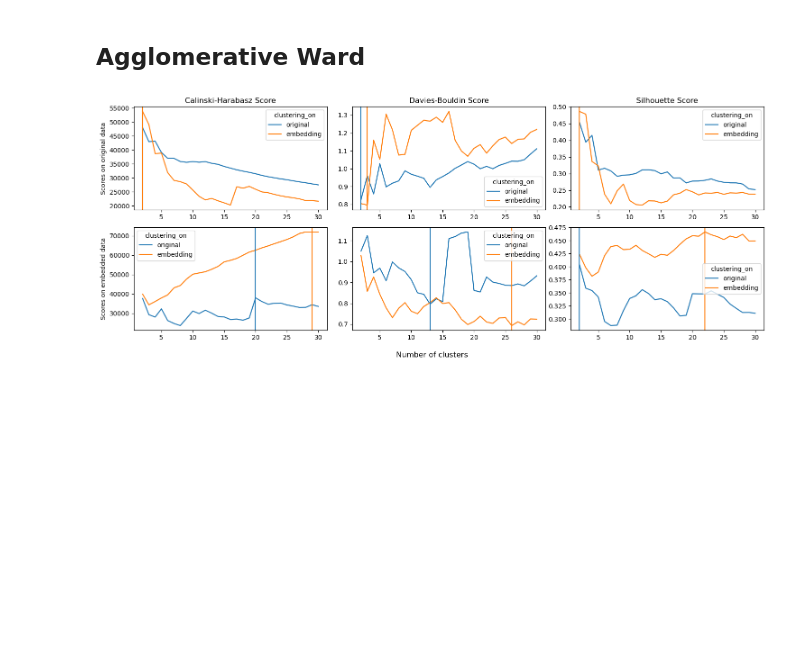
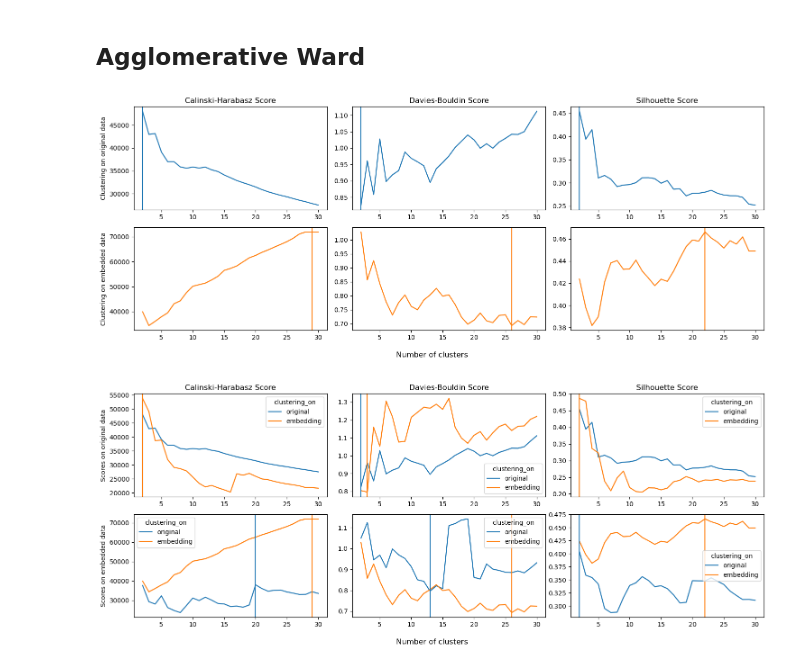
Before and after one commit to y-jenniges/ocean_cluster_validation, a Jupyter notebook: score_visualization.ipynb, the cells around one changed output. Drawn from its saved outputs; the diff is of its cells as text; code cells hidden in the pictures; blank space fills up the shorter version.

```diff
--- a/score_visualization.ipynb
+++ b/score_visualization.ipynb
@@ -171,5 +180,11 @@ Scores on original data: Clustering on original data better
 ## Agglomerative Ward
 # %%
 df_ward = df_ward.drop("distance_threshold", axis=1)
+# %%
+plot_small_score_matrix(df_ward, x="n_clusters")
+plt.savefig("output_old/ward/small_score_matrix_eps.png")
+plt.show()
+# %% [output]
+[figure, added]
 # %%
 plot_score_matrix(df_ward, x="n_clusters")
```
Also changed, not shown: parts of 12 cells of this notebook.
